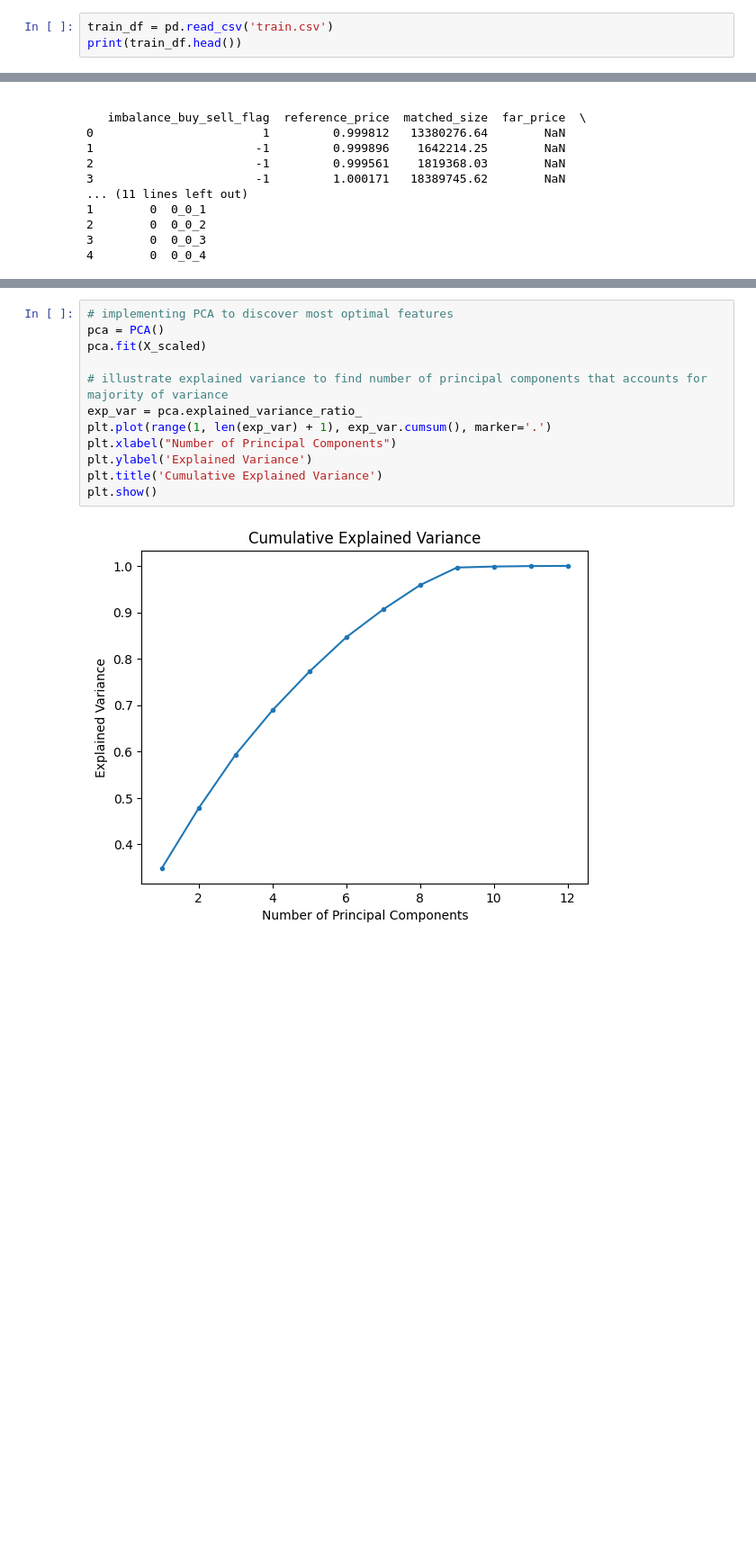
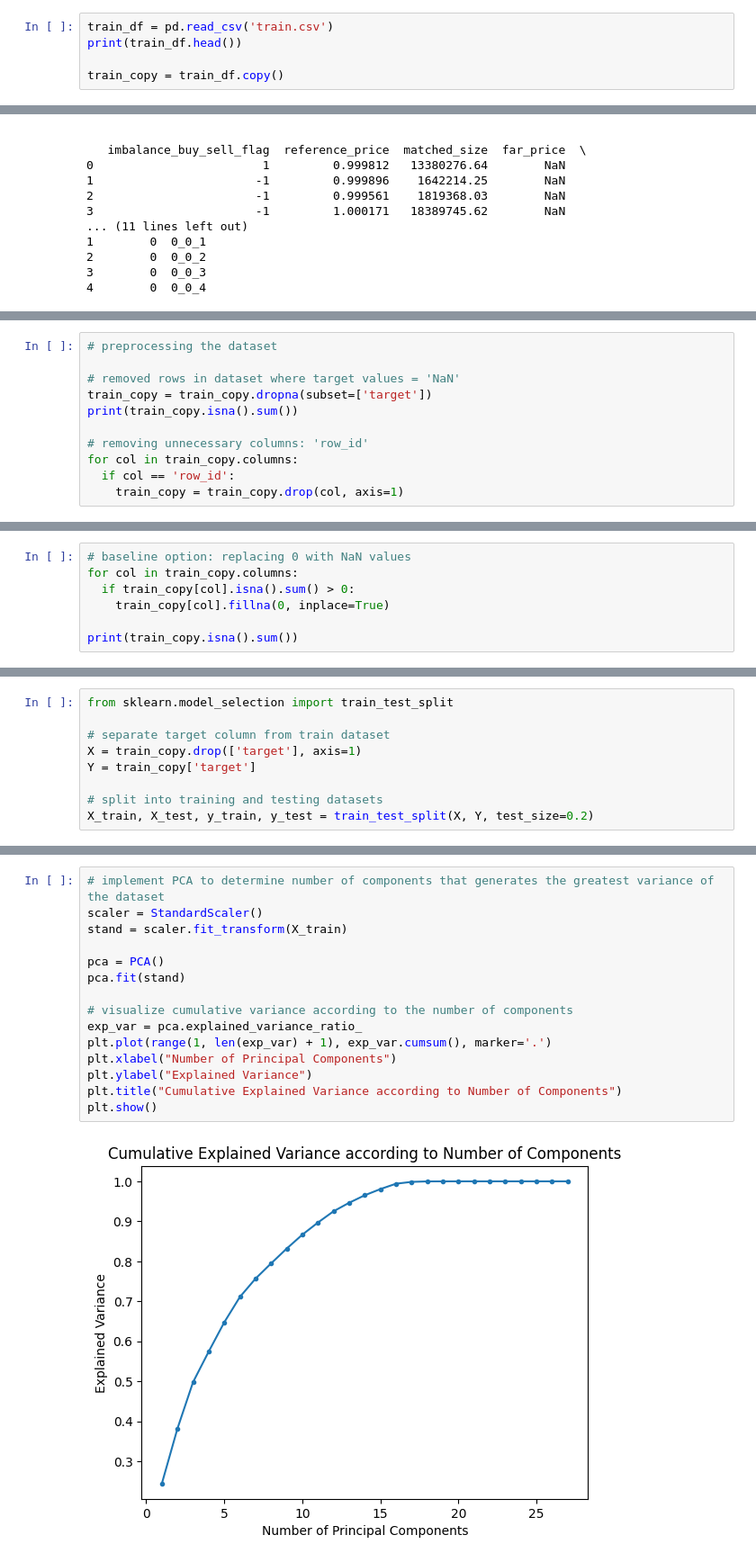
Before and after one commit to mtban26/close_movement_pred, a Jupyter notebook: feature_engineering.ipynb, the cells around one changed output, grey strips where cells are left out. Shown: that part at 90% size. Saved outputs shown, nothing was run; the diff lists cells and outputs as text; blank space fills up the shorter version.

```diff
--- a/feature_engineering.ipynb
+++ b/feature_engineering.ipynb
@@ -8,6 +8,8 @@ from sklearn.decomposition import PCA
 # %%
 train_df = pd.read_csv('train.csv')
 print(train_df.head())
+
+train_copy = train_df.copy()
 # %% [output]
    stock_id  date_id  seconds_in_bucket  imbalance_size  \
 0         0        0                  0      3180602.69
@@ -50,0 +31,11 @@ X_scaled = scaler.fit_transform(X)
+# %%
+# preprocessing the dataset
+
+# removed rows in dataset where target values = 'NaN'
+train_copy = train_copy.dropna(subset=['target'])
+print(train_copy.isna().sum())
+
+# removing unnecessary columns: 'row_id'
+for col in train_copy.columns:
+  if col == 'row_id':
+    train_copy = train_copy.drop(col, axis=1)
@@ -50,0 +72,7 @@ X_scaled = scaler.fit_transform(X)
+# %%
+# baseline option: replacing 0 with NaN values
+for col in train_copy.columns:
+  if train_copy[col].isna().sum() > 0:
+    train_copy[col].fillna(0, inplace=True)
+
+print(train_copy.isna().sum())
@@ -50,0 +130,9 @@ X_scaled = scaler.fit_transform(X)
+# %%
+from sklearn.model_selection import train_test_split
+
+# separate target column from train dataset
+X = train_copy.drop(['target'], axis=1)
+Y = train_copy['target']
+
+# split into training and testing datasets
+X_train, X_test, y_train, y_test = train_test_split(X, Y, test_size=0.2)
@@ -51,14 +171,17 @@ X_scaled = scaler.fit_transform(X)
 # %%
-# implementing PCA to discover most optimal features
+# implement PCA to determine number of components that generates the greatest variance of the dataset
+scaler = StandardScaler()
+stand = scaler.fit_transform(X_train)
+
 pca = PCA()
-pca.fit(X_scaled)
+pca.fit(stand)
 
-# illustrate explained variance to find number of principal components that accounts for majority of variance
+# visualize cumulative variance according to the number of components
 exp_var = pca.explained_variance_ratio_
 plt.plot(range(1, len(exp_var) + 1), exp_var.cumsum(), marker='.')
 plt.xlabel("Number of Principal Components")
-plt.ylabel('Explained Variance')
-plt.title('Cumulative Explained Variance')
+plt.ylabel("Explained Variance")
+plt.title("Cumulative Explained Variance according to Number of Components")
 plt.show()
 # %% [output]
-[figure, old version]
+[figure, new version]
```
Also changed, not shown: parts of 9 cells of this notebook, 1 other file.
